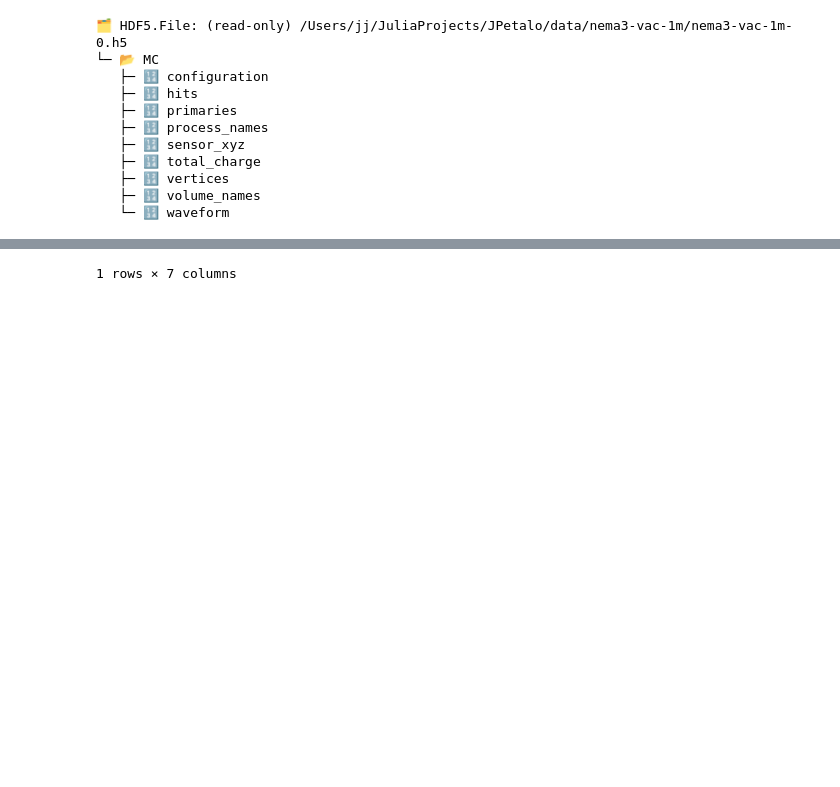
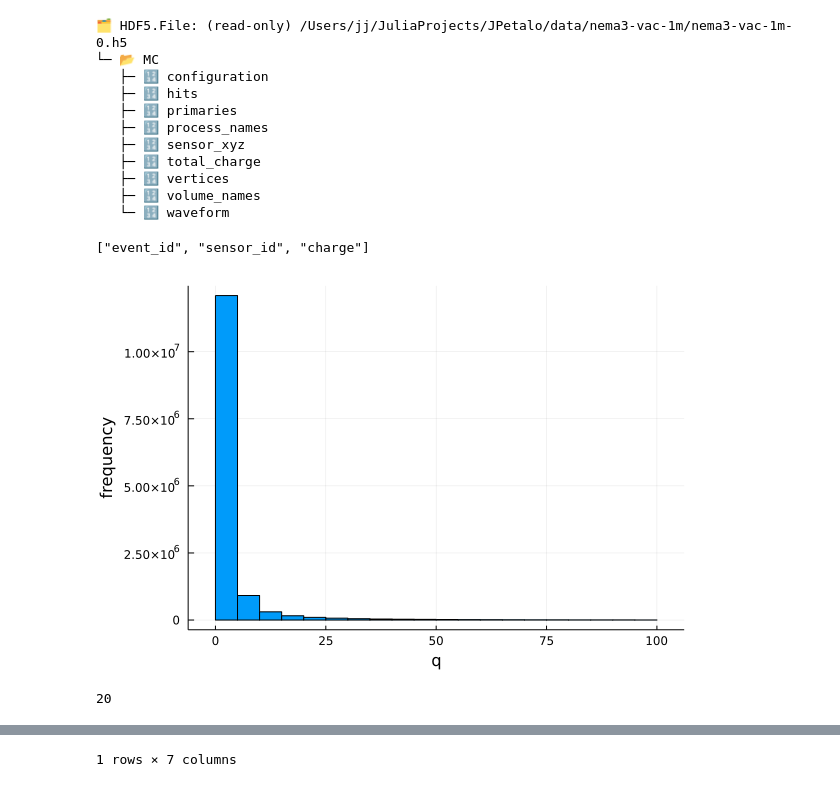
Before and after one commit to jjgomezcadenas/JPetalo, a Jupyter notebook: notebooks/nema_recohits.ipynb, the cells around one changed output, grey strips where cells are left out. Cells and saved outputs as stored; diff of their text form; code cells hidden in the pictures; blank space fills up the shorter version.

```diff
--- a/notebooks/nema_recohits.ipynb
+++ b/notebooks/nema_recohits.ipynb
@@ -78,3 +77,17 @@ fid = h5open(path, "r")
    └─ 🔢 waveform
 # %%
 pdf = JPetalo.read_abc(path);
+# %%
+println(names(pdf.total_charge))
+# %% [output]
+["event_id", "sensor_id", "charge"]
+# %%
+h, p = JPetalo.hist1d(pdf.total_charge.charge, "q", 25,  0,100);
+plot(p,  layout = (1, 1),
+     legend=false, fmt = :png)
+# %% [output]
+[figure, added]
+# %%
+length(h.weights)
+# %% [output]
+20
```
Also changed, not shown: parts of 12 cells of this notebook, 5 other files.
